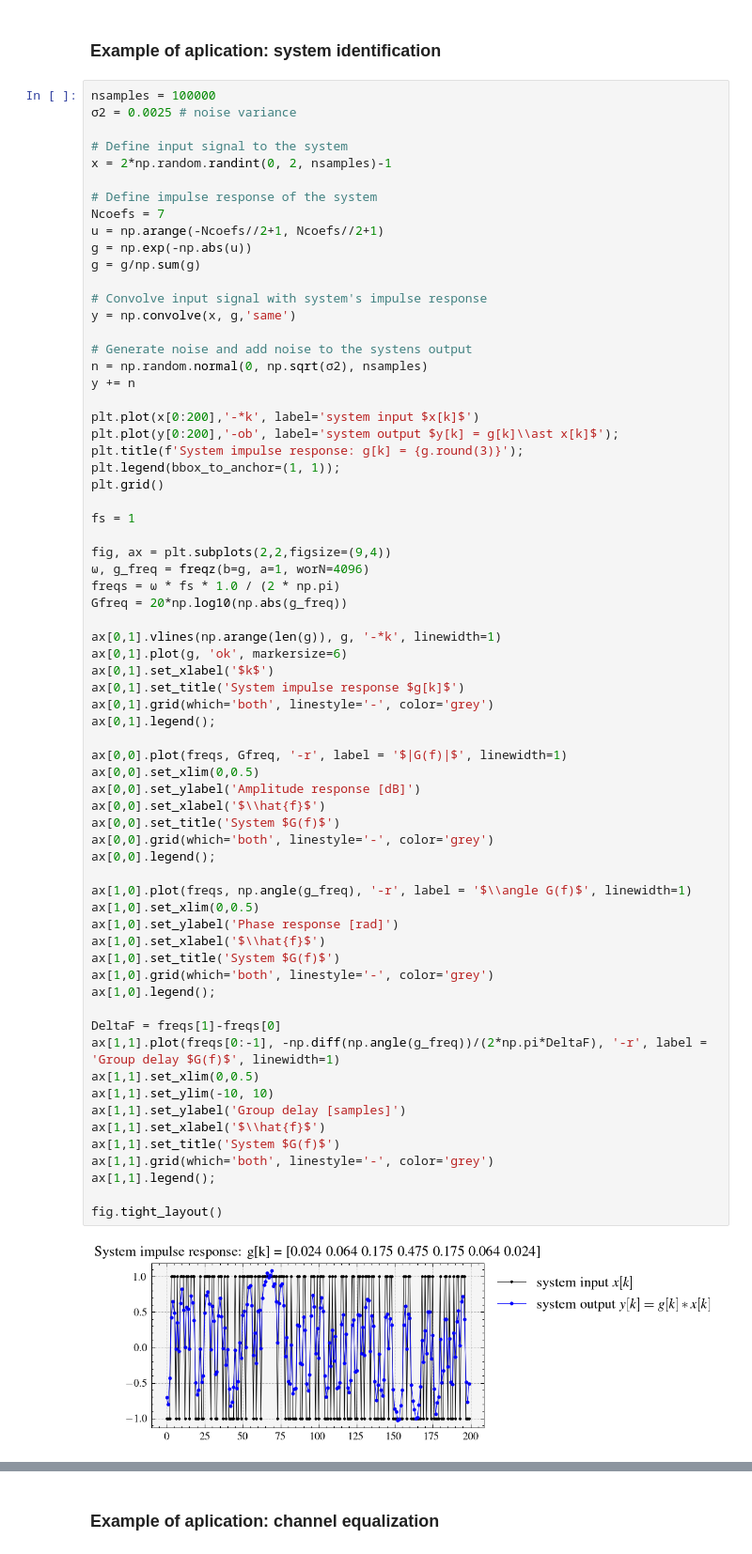
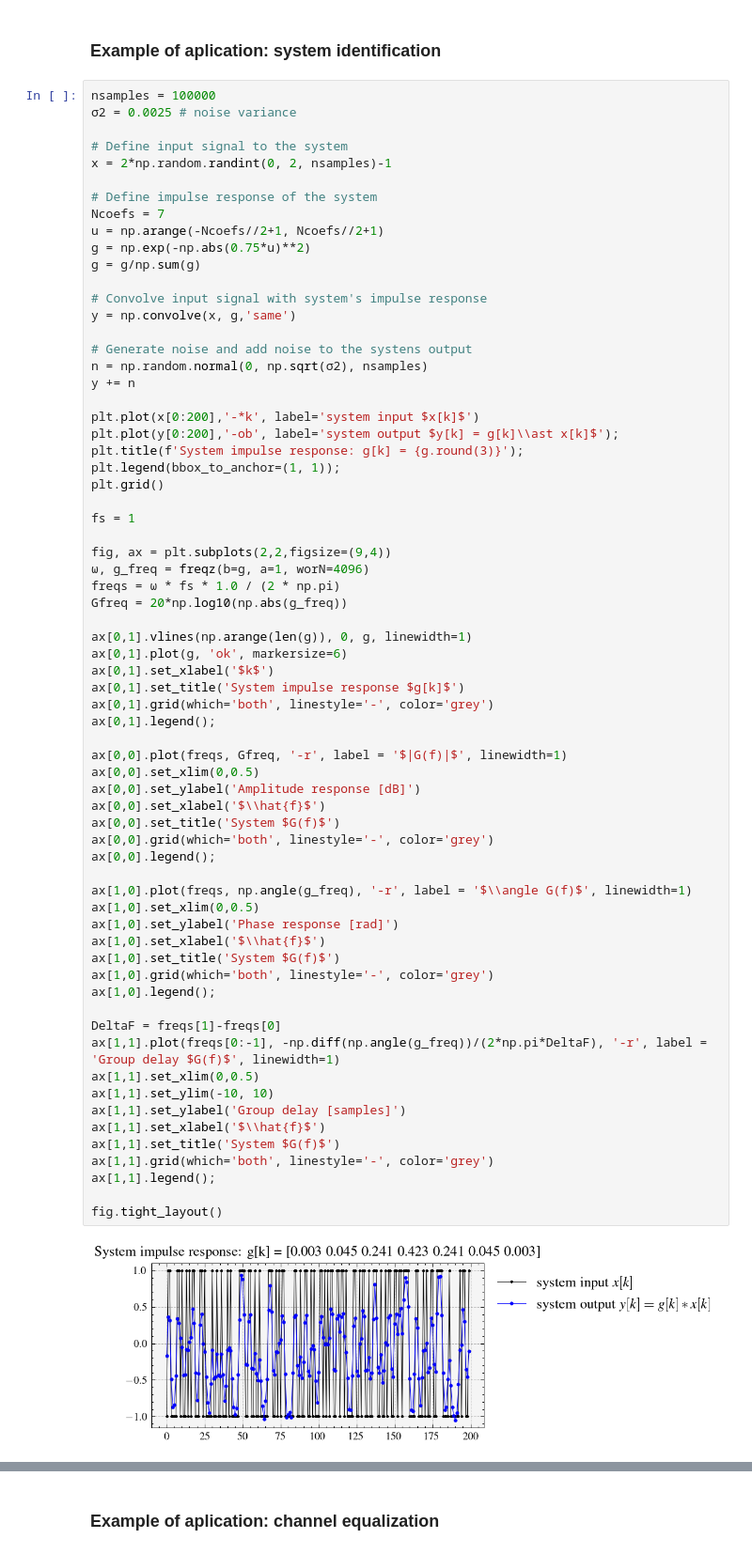
Before and after one commit to edsonportosilva/AdaptiveSignalProcessing, a Jupyter notebook: notebooks/4. The Wiener filter and the LMS algorithm.ipynb, the cells around one changed output, grey strips where cells are left out. Shown at 94% size. Saved outputs shown, nothing was run; the diff lists cells and outputs as text.

```diff
--- a/notebooks/4. The Wiener filter and the LMS algorithm.ipynb
+++ b/notebooks/4. The Wiener filter and the LMS algorithm.ipynb
@@ -152,7 +152,7 @@ x = 2*np.random.randint(0, 2, nsamples)-1
 # Define impulse response of the system
 Ncoefs = 7
 u = np.arange(-Ncoefs//2+1, Ncoefs//2+1)
-g = np.exp(-np.abs(u))
+g = np.exp(-np.abs(0.75*u)**2)
 g = g/np.sum(g)
 
 # Convolve input signal with system's impulse response
@@ -175,7 +175,7 @@ fig, ax = plt.subplots(2,2,figsize=(9,4))
 freqs = ω * fs * 1.0 / (2 * np.pi)
 Gfreq = 20*np.log10(np.abs(g_freq))
 
-ax[0,1].vlines(np.arange(len(g)), g, '-*k', linewidth=1)
+ax[0,1].vlines(np.arange(len(g)), 0, g, linewidth=1)
 ax[0,1].plot(g, 'ok', markersize=6)
 ax[0,1].set_xlabel('$k$')
 ax[0,1].set_title('System impulse response $g[k]$')
@@ -183,31 +183,31 @@ ax[0,1].grid(which='both', linestyle='-', color='grey')
 ax[0,1].legend();
 
 ax[0,0].plot(freqs, Gfreq, '-r', label = '$|G(f)|$', linewidth=1)
 ax[0,0].set_xlim(0,0.5)
 ax[0,0].set_ylabel('Amplitude response [dB]')
 ax[0,0].set_xlabel('$\\hat{f}$')
 ax[0,0].set_title('System $G(f)$')
 ax[0,0].grid(which='both', linestyle='-', color='grey')
 ax[0,0].legend();
 
 ax[1,0].plot(freqs, np.angle(g_freq), '-r', label = '$\\angle G(f)$', linewidth=1)
 ax[1,0].set_xlim(0,0.5)
 ax[1,0].set_ylabel('Phase response [rad]')
 ax[1,0].set_xlabel('$\\hat{f}$')
 ax[1,0].set_title('System $G(f)$')
 ax[1,0].grid(which='both', linestyle='-', color='grey')
 ax[1,0].legend();
 
 DeltaF = freqs[1]-freqs[0]
 ax[1,1].plot(freqs[0:-1], -np.diff(np.angle(g_freq))/(2*np.pi*DeltaF), '-r', label = 'Group delay $G(f)$', linewidth=1)
 ax[1,1].set_xlim(0,0.5)
 ax[1,1].set_ylim(-10, 10)
 ax[1,1].set_ylabel('Group delay [samples]')
 ax[1,1].set_xlabel('$\\hat{f}$')
 ax[1,1].set_title('System $G(f)$')
 ax[1,1].grid(which='both', linestyle='-', color='grey')
 ax[1,1].legend();
 
 fig.tight_layout()
 # %% [output]
-[figure, old version]
+[figure, new version]
```
Also changed, not shown: parts of 23 cells of this notebook.
